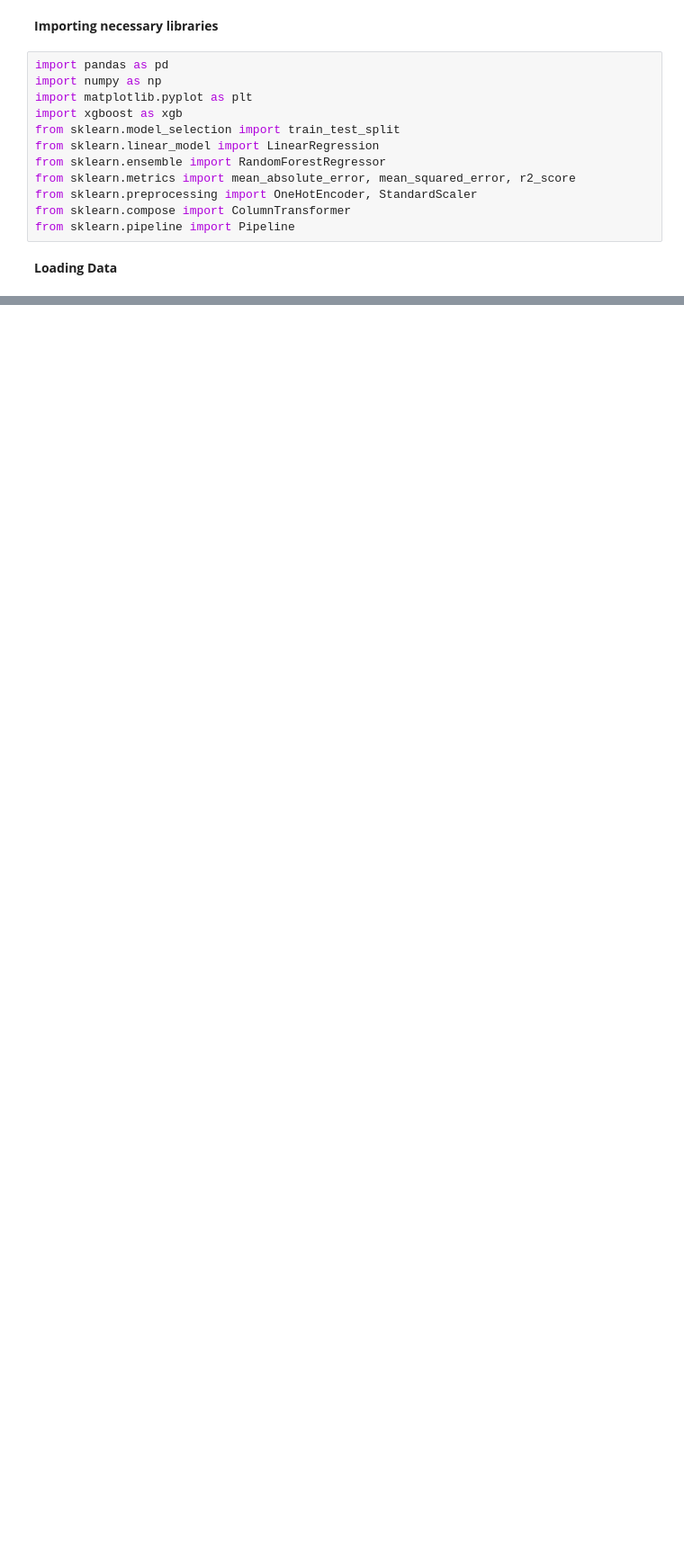
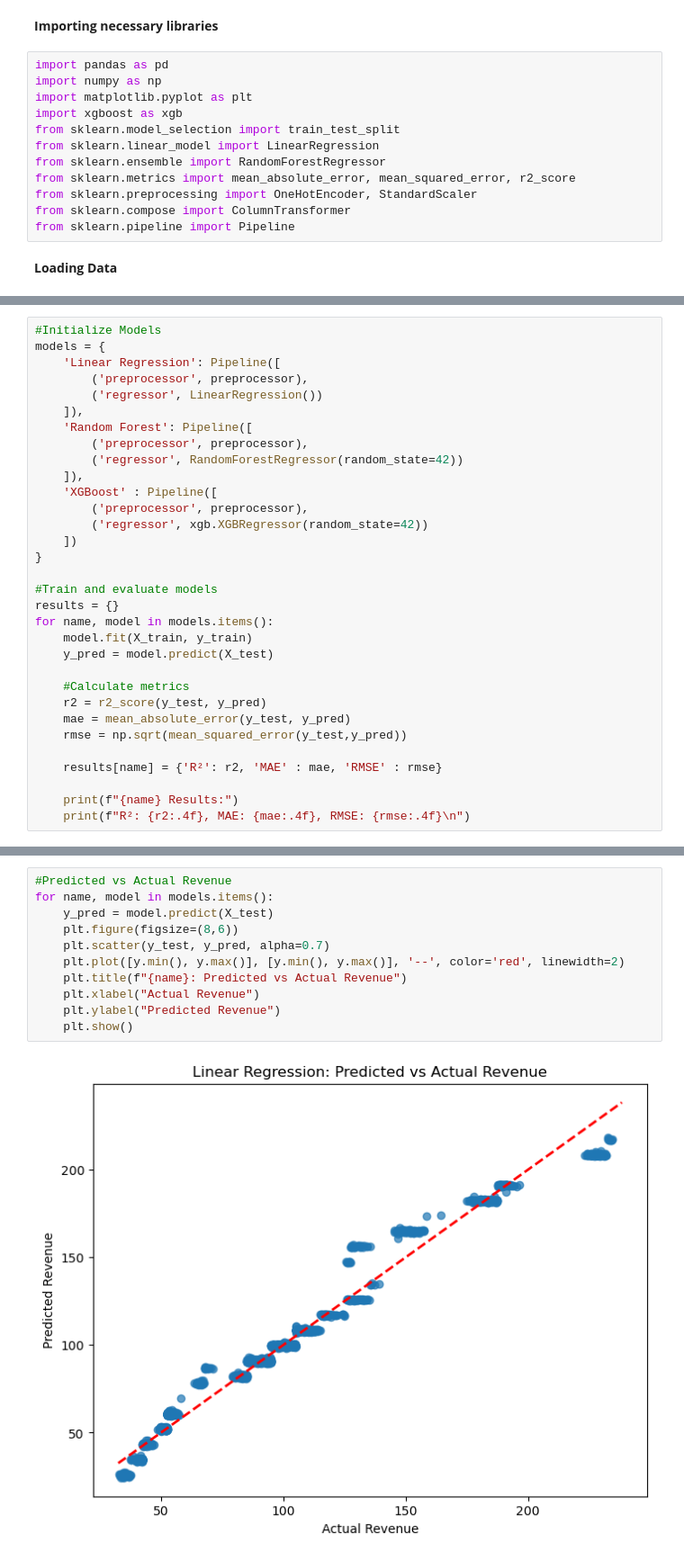
Before and after one commit to atharvakapadnis/customer-segmentation-revenue, a Jupyter notebook: revenue prediction/revenue_prediction.ipynb, the cells around one changed output, grey strips where cells are left out. Shown at 90% size. Drawn from its saved outputs; the diff is of its cells as text; blank space fills up the shorter version.

Commit message:
model complete

```diff
--- a/revenue prediction/revenue_prediction.ipynb
+++ b/revenue prediction/revenue_prediction.ipynb
@@ -32,0 +50,32 @@ data = pd.read_csv('../data/product_sales.csv')
+# %%
+#Initialize Models
+models = {
+    'Linear Regression': Pipeline([
+        ('preprocessor', preprocessor),
+        ('regressor', LinearRegression())
+    ]),
+    'Random Forest': Pipeline([
+        ('preprocessor', preprocessor),
+        ('regressor', RandomForestRegressor(random_state=42))
+    ]),
+    'XGBoost' : Pipeline([
+        ('preprocessor', preprocessor),
+        ('regressor', xgb.XGBRegressor(random_state=42))
+    ])
+}
+
+#Train and evaluate models
+results = {}
+for name, model in models.items():
+    model.fit(X_train, y_train)
+    y_pred = model.predict(X_test)
+
+    #Calculate metrics
+    r2 = r2_score(y_test, y_pred)
+    mae = mean_absolute_error(y_test, y_pred)
+    rmse = np.sqrt(mean_squared_error(y_test,y_pred))
+
+    results[name] = {'R²': r2, 'MAE' : mae, 'RMSE' : rmse}
+
+    print(f"{name} Results:")
+    print(f"R²: {r2:.4f}, MAE: {mae:.4f}, RMSE: {rmse:.4f}\n")
@@ -32,0 +93,13 @@ data = pd.read_csv('../data/product_sales.csv')
+# %%
+#Predicted vs Actual Revenue
+for name, model in models.items():
+    y_pred = model.predict(X_test)
+    plt.figure(figsize=(8,6))
+    plt.scatter(y_test, y_pred, alpha=0.7)
+    plt.plot([y.min(), y.max()], [y.min(), y.max()], '--', color='red', linewidth=2)
+    plt.title(f"{name}: Predicted vs Actual Revenue")
+    plt.xlabel("Actual Revenue")
+    plt.ylabel("Predicted Revenue")
+    plt.show()
+# %% [output]
+[figure, added]
```
Also changed, not shown: parts of 10 cells of this notebook.
